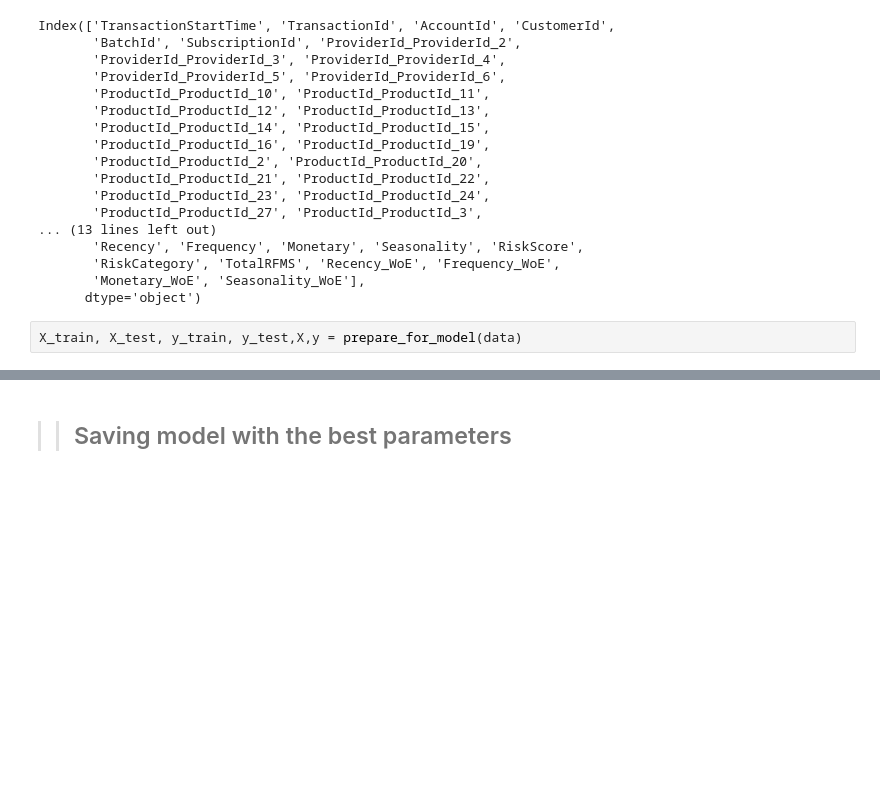
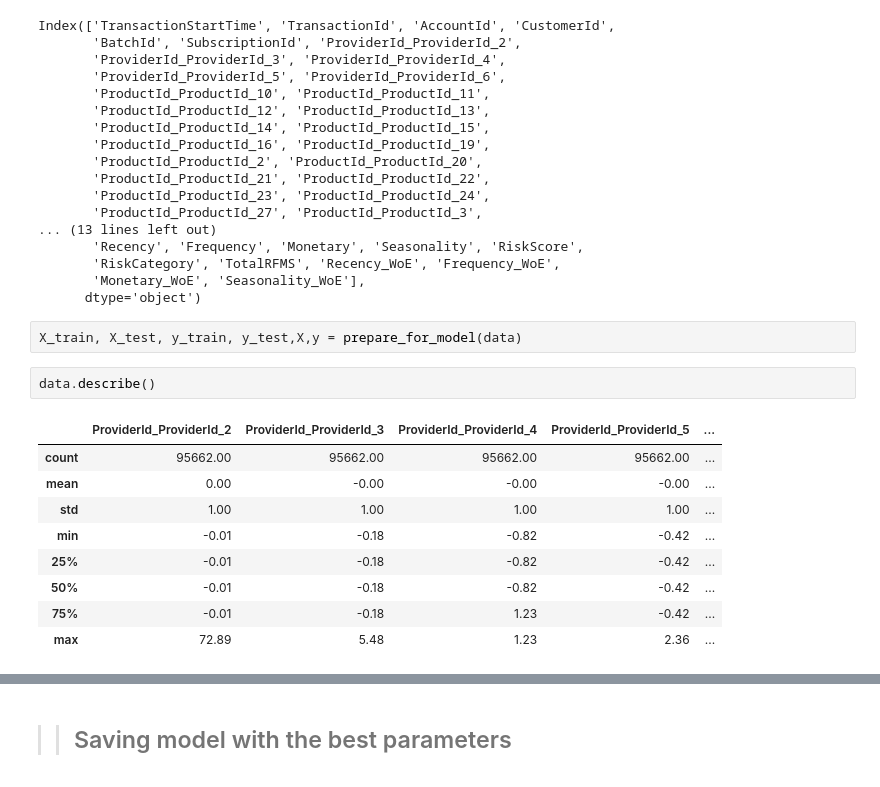
Before and after one commit to amannnnnyyyy/Credit-Scoring_and_Risk-Analysis, a Jupyter notebook: notebooks/credit_scoring_bati.ipynb, the cells around one changed output, grey strips where cells are left out. Saved outputs shown, nothing was run; the diff lists cells and outputs as text; blank space fills up the shorter version.

```diff
--- a/notebooks/credit_scoring_bati.ipynb
+++ b/notebooks/credit_scoring_bati.ipynb
@@ -495,6 +498,18 @@ Index(['TransactionStartTime', 'TransactionId', 'AccountId', 'CustomerId',
       dtype='object')
 # %%
 X_train, X_test, y_train, y_test,X,y = prepare_for_model(data)
+# %%
+data.describe()
+# %% [output]
+|  | ProviderId_ProviderId_2 | ProviderId_ProviderId_3 | ProviderId_ProviderId_4 | ProviderId_ProviderId_5 | ... |
+| count | 95662.00 | 95662.00 | 95662.00 | 95662.00 | ... |
+| mean | 0.00 | -0.00 | -0.00 | -0.00 | ... |
+| std | 1.00 | 1.00 | 1.00 | 1.00 | ... |
+| min | -0.01 | -0.18 | -0.82 | -0.42 | ... |
+| 25% | -0.01 | -0.18 | -0.82 | -0.42 | ... |
+| 50% | -0.01 | -0.18 | -0.82 | -0.42 | ... |
+| 75% | -0.01 | -0.18 | 1.23 | -0.42 | ... |
+| max | 72.89 | 5.48 | 1.23 | 2.36 | ... |
 # %%
 # Initialize dictionaries to store model performance
 results = {}
```
Also changed, not shown: parts of 27 cells of this notebook, 28 other files.
